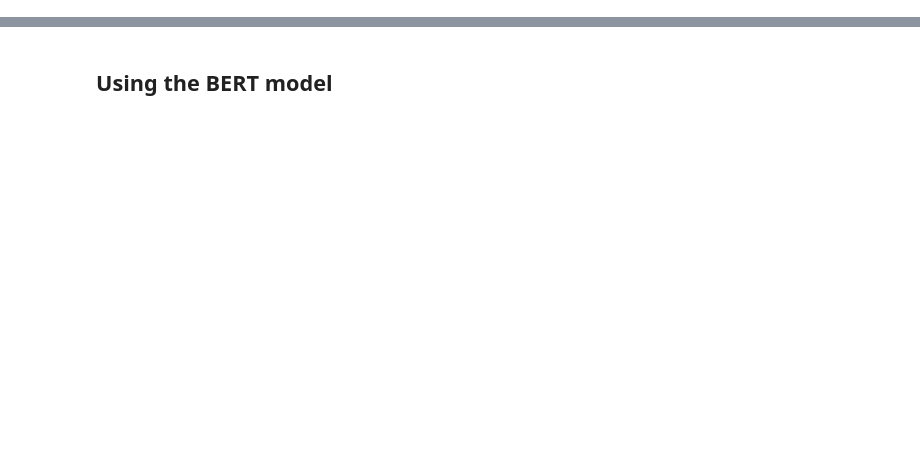
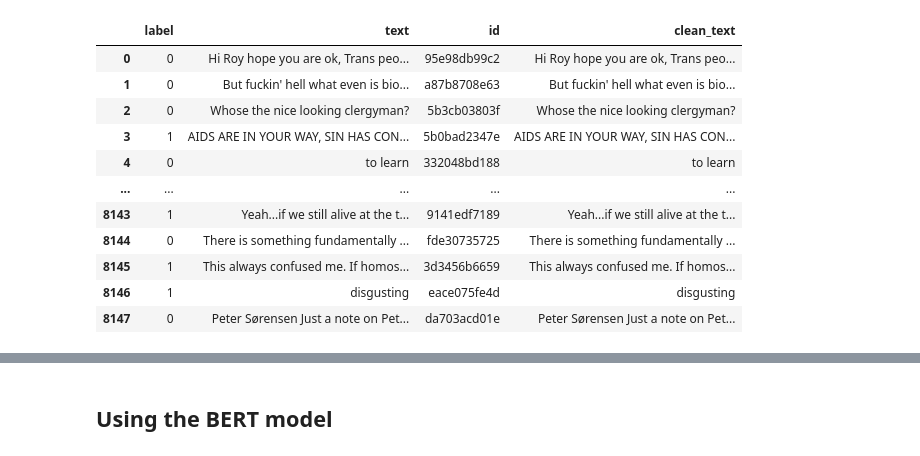
Before and after one commit to Lucasor99/Offensive-Language-Detection-, a Jupyter notebook: OffLanDetec_bert.ipynb, the cells around one changed output, grey strips where cells are left out. Saved outputs shown, nothing was run; the diff lists cells and outputs as text; code cells hidden in the pictures; blank space fills up the shorter version.

```diff
--- a/OffLanDetec_bert.ipynb
+++ b/OffLanDetec_bert.ipynb
@@ -13,0 +20,85 @@ tf.get_logger().setLevel('ERROR')
+# %%
+# Cargar el dataset desde train.csv
+data = pd.read_csv('train.csv')
+from spellchecker import SpellChecker
+spell = SpellChecker()
+import re
+import emoji
+import spacy
+
+# Cargar el modelo de idioma inglés de spaCy
+nlp = spacy.load("en_core_web_sm")
+
+# Función para preprocesar el texto
+def preprocess_text(text):
+
+    url_pattern = r'https?://\S+|www\.\S+'
+    text = re.sub(url_pattern, 'URL', text)
+
+    # Convertir emojis a palabras descriptivas
+    text = emoji.demojize(text)
+
+    # Reemplazar emojis desemojizados con guiones bajos por espacios
+    emoji_pattern = r'\b(\w+(?:_\w+)*)\b'
+    text = re.sub(emoji_pattern, lambda x: ' '.join(x.group(1).split('_')), text)
+
+    # Reemplazar dos emojis juntos unidos por :: con un espacio entre ellos
+    double_emoji_pattern = r'::'
+    text = re.sub(double_emoji_pattern, ' ', text)
+
+    # Eliminar símbolos '#' de los hashtags
+    text = re.sub(r'#(\w+)', r'\1', text)
+    '''
+    # Tokenización y lematización
+    doc = nlp(text)
+    tokens_lemmatized = [token.lemma_ for token in doc]
+
+    # Eliminación de stopwords y caracteres especiales
+    clean_tokens = [token.lower() for token in tokens_lemmatized
+                    if not nlp.vocab[token].is_stop
+                    and nlp.vocab[token].is_oov
+                    and not nlp.vocab[token].is_punct
+                    and token.isalpha
+                   ]
+
+    # Unir los tokens limpios en una cadena de texto nuevamente
+    clean_text = " ".join(clean_tokens)
+    '''
+    return text
+
+def correct_spelling(text):
+    corrected_text = []
+    words = text.split()
+    for word in words:
+        # Verificar si la palabra está mal escrita
+        if spell.unknown([word]):
+            # Corregir la palabra mal escrita
+            corrected_word = spell.correction(word)
+            if corrected_word:
+                corrected_text.append(corrected_word)
+            else:
+                corrected_text.append(word)  # Conservar la palabra original si la corrección es None
+        else:
+            corrected_text.append(word)
+    return ' '.join(corrected_text)
+
+
+# Aplicar el preprocesamiento al texto
+#data=data[0:50]
+data['clean_text'] = data['text'].apply(preprocess_text)
+data.head()
+
+data
+# %% [output]
+|  | label | text | id | clean_text |
+| 0 | 0 | Hi Roy hope you are ok, Trans peo... | 95e98db99c2 | Hi Roy hope you are ok, Trans peo... |
+| 1 | 0 | But fuckin' hell what even is bio... | a87b8708e63 | But fuckin' hell what even is bio... |
+| 2 | 0 | Whose the nice looking clergyman? | 5b3cb03803f | Whose the nice looking clergyman? |
+| 3 | 1 | AIDS ARE IN YOUR WAY, SIN HAS CON... | 5b0bad2347e | AIDS ARE IN YOUR WAY, SIN HAS CON... |
+| 4 | 0 | to learn | 332048bd188 | to learn |
+| ... | ... | ... | ... | ... |
+| 8143 | 1 | Yeah...if we still alive at the t... | 9141edf7189 | Yeah...if we still alive at the t... |
+| 8144 | 0 | There is something fundamentally ... | fde30735725 | There is something fundamentally ... |
+| 8145 | 1 | This always confused me. If homos... | 3d3456b6659 | This always confused me. If homos... |
+| 8146 | 1 | disgusting | eace075fe4d | disgusting |
+| 8147 | 0 | Peter Sørensen Just a note on Pet... | da703acd01e | Peter Sørensen Just a note on Pet... |
```
Also changed, not shown: parts of 19 cells of this notebook.
